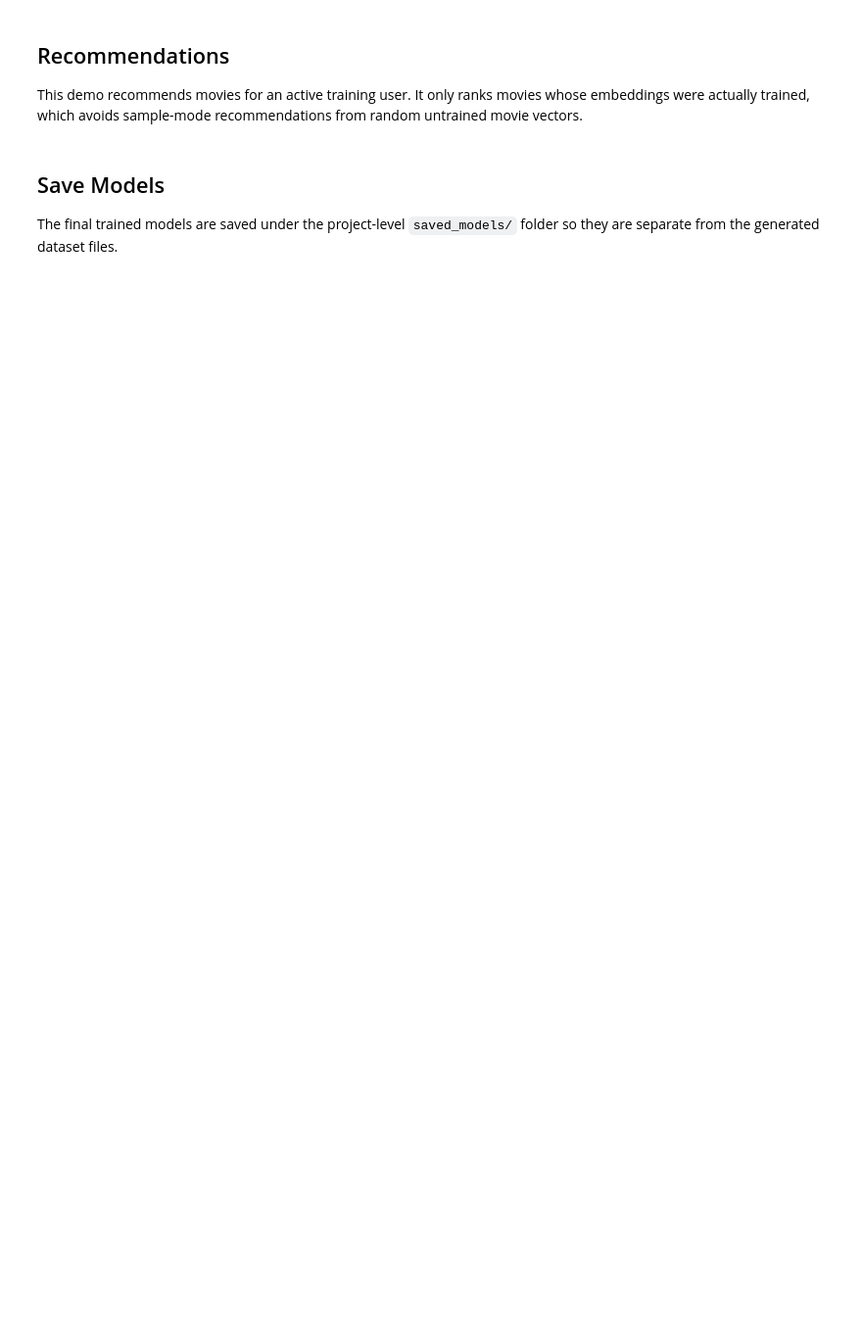
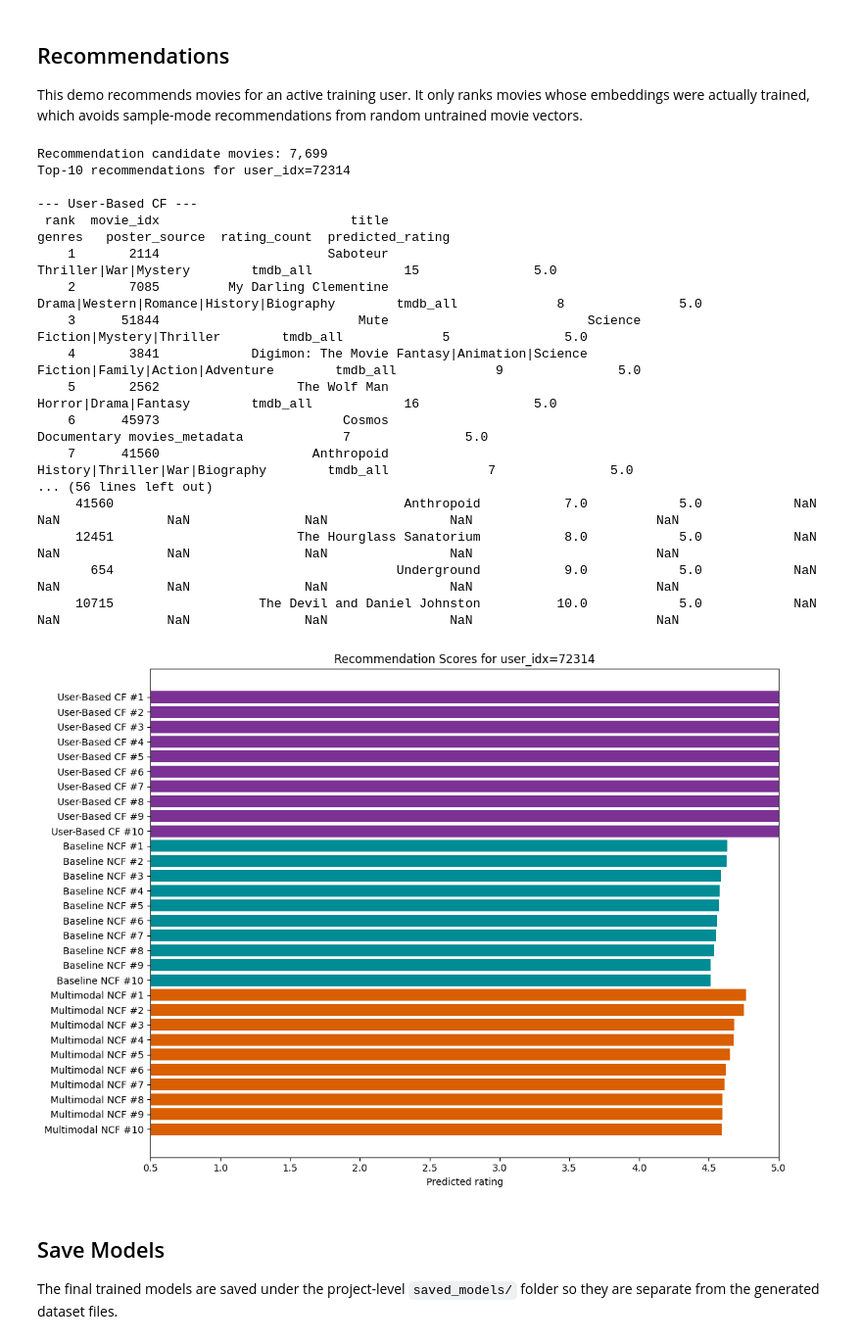
Before and after one commit to MuradIbrahimov/multimodal_movie_recommender, a Jupyter notebook: movie_recommender.ipynb, the cells around one changed output. Shown at 98% size. Saved outputs shown, nothing was run; the diff lists cells and outputs as text; code cells hidden in the pictures; blank space fills up the shorter version.

```diff
--- a/movie_recommender.ipynb
+++ b/movie_recommender.ipynb
@@ -1234,34 +1464,53 @@ combined_recs = user_cf_recs[['movie_idx', 'title', 'rank', 'predicted_rating']]
         columns={'rank': 'multimodal_rank', 'predicted_rating': 'multimodal_score'}
     ),
     on='movie_idx',
     how='outer'
 )
 combined_recs['title'] = combined_recs['title'].fillna(
     combined_recs['movie_idx'].map(recommendation_catalog['final_title'])
 )
 combined_recs['baseline_minus_cf'] = combined_recs['baseline_score'] - combined_recs['user_cf_score']
 combined_recs['multimodal_minus_baseline'] = combined_recs['multimodal_score'] - combined_recs['baseline_score']
 print('\n=== Recommendation Difference Table ===')
 print(combined_recs.sort_values(['multimodal_rank', 'baseline_rank', 'user_cf_rank'], na_position='last').to_string(index=False))
 
 plot_recs = pd.concat([
     user_cf_recs.assign(model='User-Based CF'),
     baseline_recs.assign(model='Baseline NCF'),
     multimodal_recs.assign(model='Multimodal NCF'),
 ], ignore_index=True)
 plot_recs['label'] = plot_recs['model'] + ' #' + plot_recs['rank'].astype(str)
 plt.figure(figsize=(11, 8))
-colors = plot_recs['model'].map({'User-Based CF': 'slategray', 'Baseline NCF': 'steelblue', 'Multimodal NCF': 'coral'})
+colors = plot_recs['model'].map({'User-Based CF': '#7b3294', 'Baseline NCF': '#008c95', 'Multimodal NCF': '#d95f02'})
 plt.barh(
     plot_recs['label'].iloc[::-1],
     plot_recs['predicted_rating'].iloc[::-1],
     color=colors.iloc[::-1].tolist(),
 )
 plt.xlim(RATING_MIN, RATING_MAX)
 plt.xlabel('Predicted rating')
 plt.title(f'Recommendation Scores for user_idx={DEMO_USER}')
 plt.tight_layout()
 plt.show()
+# %% [output]
+Recommendation candidate movies: 7,699
+Top-10 recommendations for user_idx=72314
+
+--- User-Based CF ---
+ rank  movie_idx                         title                                                    genres   poster_source  rating_count  predicted_rating
+    1       2114                      Saboteur                                      Thriller|War|Mystery        tmdb_all            15               5.0
+    2       7085         My Darling Clementine                   Drama|Western|Romance|History|Biography        tmdb_all             8               5.0
+    3      51844                          Mute                          Science Fiction|Mystery|Thriller        tmdb_all             5               5.0
+    4       3841            Digimon: The Movie Fantasy|Animation|Science Fiction|Family|Action|Adventure        tmdb_all             9               5.0
+    5       2562                  The Wolf Man                                      Horror|Drama|Fantasy        tmdb_all            16               5.0
+    6      45973                        Cosmos                                               Documentary movies_metadata             7               5.0
+    7      41560                    Anthropoid                            History|Thriller|War|Biography        tmdb_all             7               5.0
+... (56 lines left out)
+     41560                                      Anthropoid           7.0            5.0            NaN             NaN              NaN               NaN                NaN                        NaN
+     12451                        The Hourglass Sanatorium           8.0            5.0            NaN             NaN              NaN               NaN                NaN                        NaN
+       654                                     Underground           9.0            5.0            NaN             NaN              NaN               NaN                NaN                        NaN
+     10715                   The Devil and Daniel Johnston          10.0            5.0            NaN             NaN              NaN               NaN                NaN                        NaN
+[figure, added]
 # %% [markdown]
 ## Save Models
 
```
Also changed, not shown: parts of 23 cells of this notebook.
